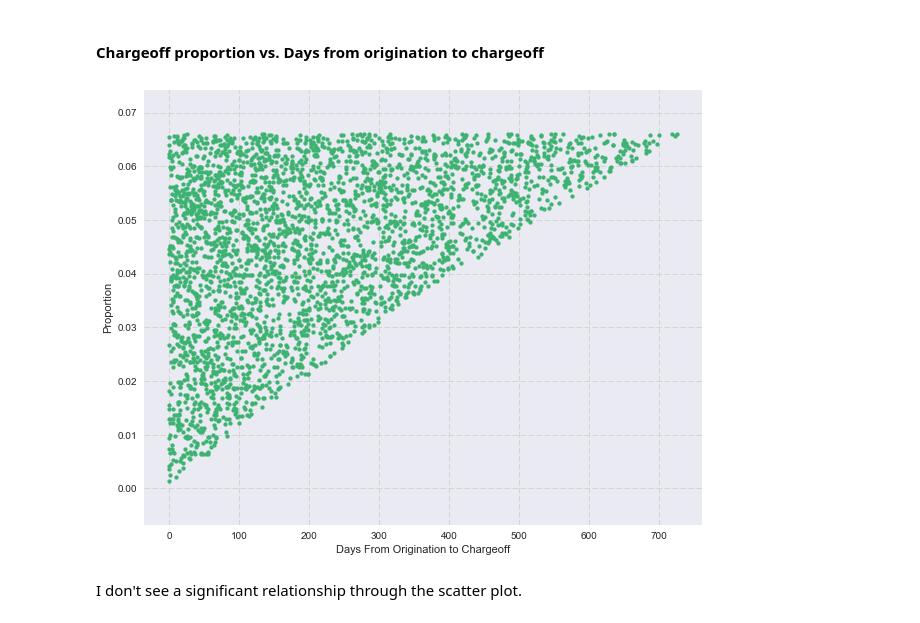
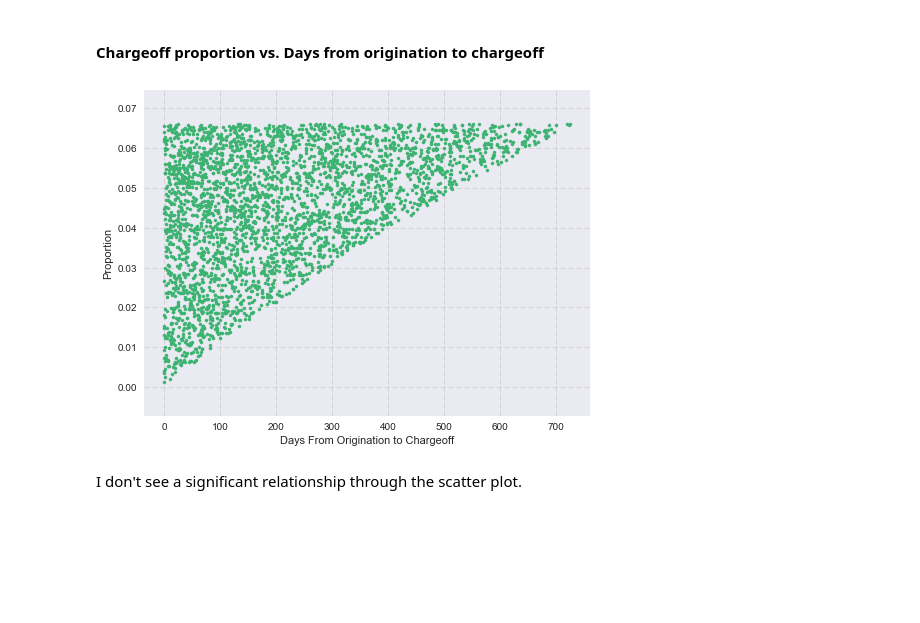
Before and after one commit to Richard-Hendricks/UIUC-Fall-2017, a Jupyter notebook: OA/Upstart Data Challenge - Yiming Gao.ipynb, the cells around one changed output. Cells and saved outputs as stored; diff of their text form; code cells hidden in the pictures; blank space fills up the shorter version.

```diff
--- a/OA/Upstart Data Challenge - Yiming Gao.ipynb
+++ b/OA/Upstart Data Challenge - Yiming Gao.ipynb
@@ -128,16 +119,16 @@ We could see an almost perfect linear relationship between the two. One thing we
 # %% [markdown]
 #### Chargeoff proportion vs. Days from origination to chargeoff
 # %%
-fig, ax = plt.subplots(figsize = (10, 8))
+fig, ax = plt.subplots(figsize = (8, 6))
 x = data['days from origination to chargeoff']
 y = data['prop']
-plt.scatter(x, y, s = 15, color = "mediumseagreen")
+plt.scatter(x, y, s = 10, color = "mediumseagreen")
 
 plt.xlabel('Days From Origination to Chargeoff')
 plt.ylabel('Proportion')
 plt.grid(color = 'lightgray', linestyle = '--')
 plt.show()
 # %% [output]
-[figure, old version]
+[figure, new version]
 # %% [markdown]
 I don't see a significant relationship through the scatter plot.
```
Also changed, not shown: parts of 26 cells of this notebook.
